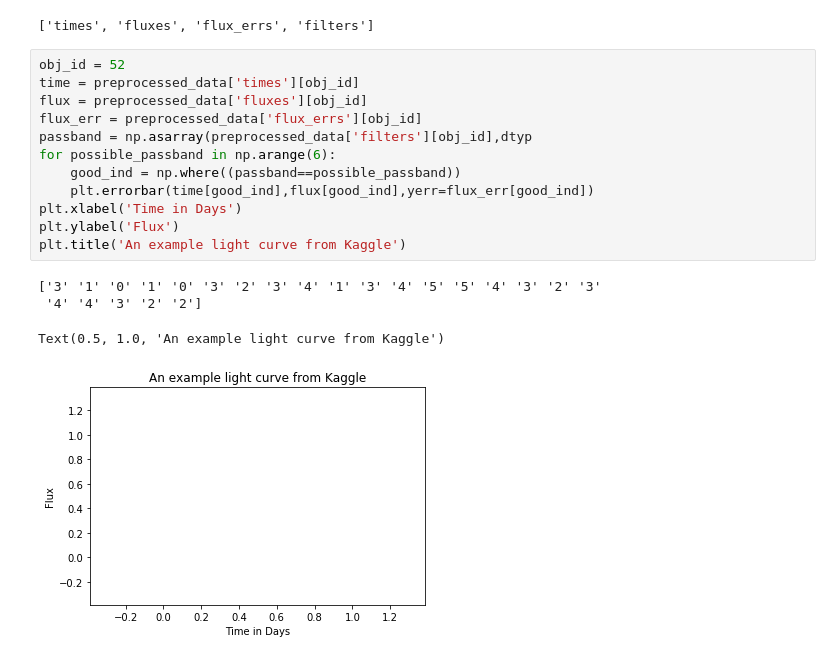
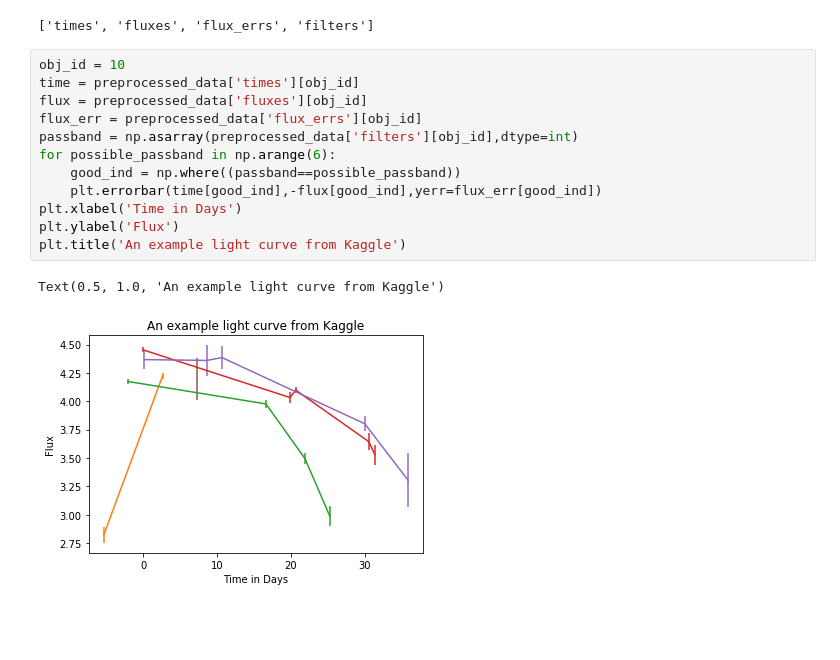
Before and after one commit to zaneddennis/astronomical-anomalies, a Jupyter notebook: notebooks/example.ipynb, the cells around one changed output. Saved outputs shown, nothing was run; the diff lists cells and outputs as text; blank space fills up the shorter version.

Commit message:
updating test data

```diff
--- a/notebooks/example.ipynb
+++ b/notebooks/example.ipynb
@@ -41,19 +41,17 @@ print(preprocessed_data.files)
 # %% [output]
 ['times', 'fluxes', 'flux_errs', 'filters']
 # %%
-obj_id = 52
+obj_id = 10
 time = preprocessed_data['times'][obj_id]
 flux = preprocessed_data['fluxes'][obj_id]
 flux_err = preprocessed_data['flux_errs'][obj_id]
-passband = np.asarray(preprocessed_data['filters'][obj_id],dtyp
+passband = np.asarray(preprocessed_data['filters'][obj_id],dtype=int)
 for possible_passband in np.arange(6):
     good_ind = np.where((passband==possible_passband))
-    plt.errorbar(time[good_ind],flux[good_ind],yerr=flux_err[good_ind])
+    plt.errorbar(time[good_ind],-flux[good_ind],yerr=flux_err[good_ind])
 plt.xlabel('Time in Days')
 plt.ylabel('Flux')
 plt.title('An example light curve from Kaggle')
 # %% [output]
-['3' '1' '0' '1' '0' '3' '2' '3' '4' '1' '3' '4' '5' '5' '4' '3' '2' '3'
- '4' '4' '3' '2' '2']
+Text(0.5, 1.0, 'An example light curve from Kaggle')
-Text(0.5, 1.0, 'An example light curve from Kaggle')
-[figure, old version]
+[figure, new version]
```
Also changed, not shown: 1 other file.
